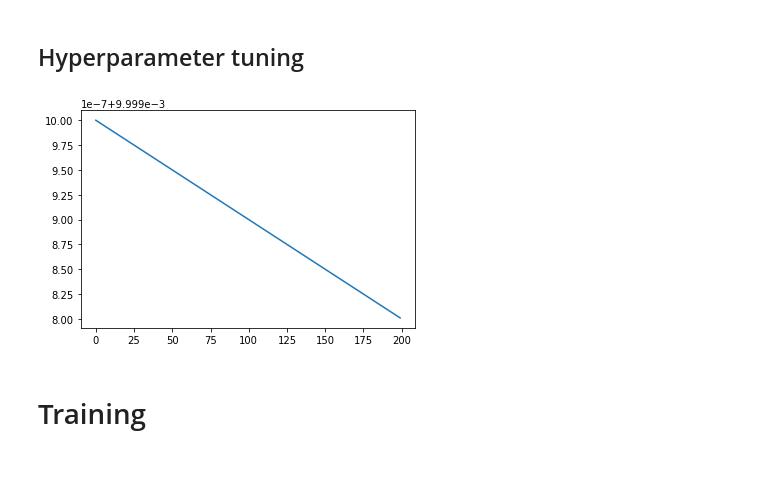
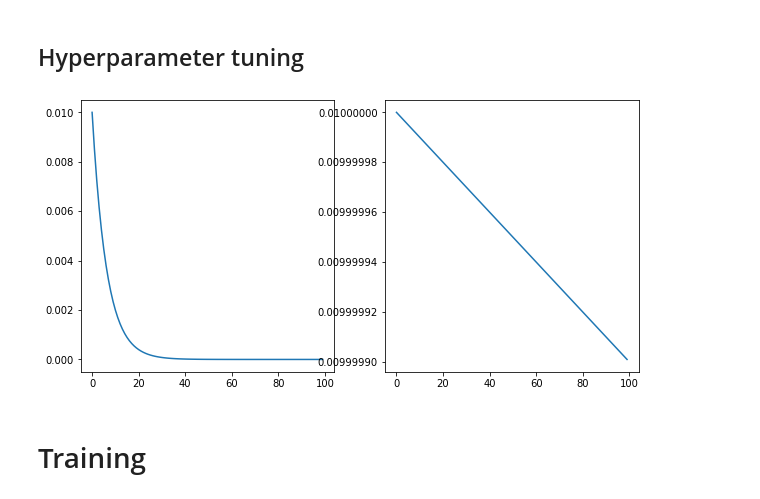
Before and after one commit to hans-elliott99/python-ml, a Jupyter notebook: makemore/jokes/mlp_jokes.ipynb, the cells around one changed output. Saved outputs shown, nothing was run; the diff lists cells and outputs as text; code cells hidden in the pictures; blank space fills up the shorter version.

```diff
--- a/makemore/jokes/mlp_jokes.ipynb
+++ b/makemore/jokes/mlp_jokes.ipynb
@@ -270,26 +271,29 @@ lr_losses = [] ##save lrs to this list (dont overwrite)
 # %%
 # LR schedule
 """
 For training the neural networks, the initial learning rate was set to εo = 10e-3 (after a few trials
 with a tiny data set), and gradually decreased according to the following schedule: εt = εo / 1+rt where t
 represents the number of parameter updates done and r is a decrease factor that was heuristically
 chosen to be r = 10e-8.
  - Bengio 1147
 """
 lr = 10e-3
 decay = 10e-8
-epochs = 200
-lr_decay = []
+epochs = 100
+exp_decay, ben_decay = [], []
 for ep in range(epochs):
-    #lr_new = lr * decay ** (ep / epochs) ##exponential decay
-    lr_new = lr / (1 + decay*ep) ##Bengio decay (linear)
-    lr_decay.append(lr_new)
+    lr_exp = lr * decay ** (ep / epochs) ##exponential decay
+    lr_lin = lr / (1 + decay*ep) ##Bengio's decay
+    exp_decay.append(lr_exp)
+    ben_decay.append(lr_lin)
 
-
-plt.plot(lr_decay)
+fig, ax = plt.subplots(1, 2, figsize=(10,5))
+ax[0].plot(exp_decay)
+ax[1].plot(ben_decay)
+ax[1].ticklabel_format(useOffset=False)
 plt.show()
 # %% [output]
-[figure, old version]
+[figure, new version]
 # %% [markdown]
 # Training
 # %%
```
Also changed, not shown: parts of 6 cells of this notebook, 2 other files.
